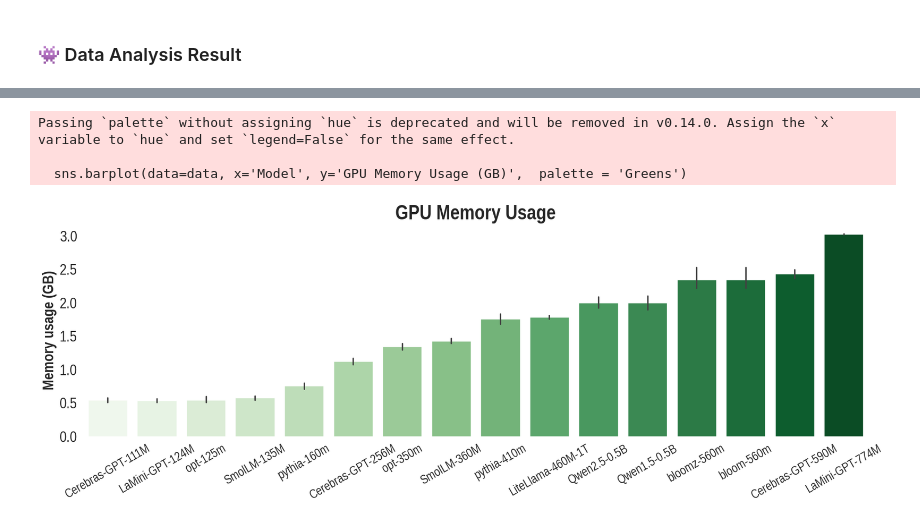
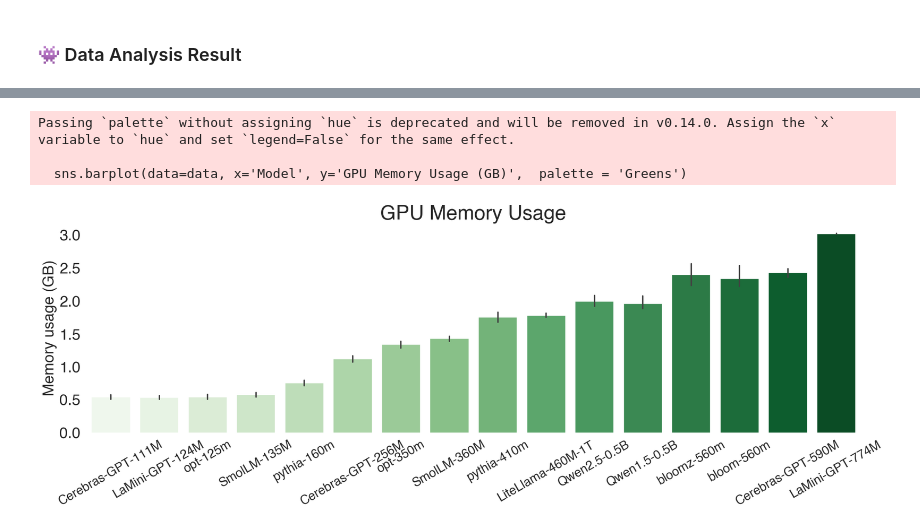
Before and after one commit to uailab-TinyLLM/TinyLLM, a Jupyter notebook: Evaluation_Analysis.ipynb, the cells around one changed output, grey strips where cells are left out. Drawn from its saved outputs; the diff is of its cells as text; code cells hidden in the pictures.

```diff
--- a/Evaluation_Analysis.ipynb
+++ b/Evaluation_Analysis.ipynb
@@ -199,7 +231,7 @@ print(df_pivot.to_markdown(index=False))
 | pythia-160m       | 160M         | 0.727875 |   0.838728 | 0.719082 |   0.834872 |   0.717061 |     0.689547 | 0.754528 |
 | pythia-410m       | 410M         | 1.7104   |   1.8971   | 1.68983  |   1.8946   |   1.6853   |     1.65406  | 1.75521  |
 # %%
-sns.set(style="white", font='Liberation Sans Narrow')
+sns.set(style="white", font='Helvetica')
 plt.figure(figsize=(22, 6))
 sns.barplot(data=data, x='Model', y='Accuracy',  palette = 'Blues')
 sns.despine(left=True, bottom=True)
@@ -219,5 +251,5 @@ Passing `palette` without assigning `hue` is deprecated and will be removed in v
 # %%
-sns.set(style="white", font='Liberation Sans Narrow')
+sns.set(style="white", font='Helvetica')
 plt.figure(figsize=(22, 6))
 sns.barplot(data=data, x='Model', y='Average Inference Time (ms)',  palette = 'Oranges')
 sns.despine(left=True, bottom=True)
@@ -237,18 +269,18 @@ Passing `palette` without assigning `hue` is deprecated and will be removed in v
 # %%
-sns.set(style="white", font='Liberation Sans Narrow')
+sns.set(style="white", font='Helvetica')
 plt.figure(figsize=(22, 6))
 sns.barplot(data=data, x='Model', y='GPU Memory Usage (GB)',  palette = 'Greens')
 sns.despine(left=True, bottom=True)
 
 plt.title('GPU Memory Usage', fontsize=32, fontweight='bold')
 plt.xlabel(None)
 plt.ylabel('Memory usage (GB)', fontsize=24, fontweight='bold')
 plt.xticks(rotation=30, fontsize=20)
 plt.yticks(fontsize=24)
 
 plt.show()
 # %% [output]
 Passing `palette` without assigning `hue` is deprecated and will be removed in v0.14.0. Assign the `x` variable to `hue` and set `legend=False` for the same effect.
 
   sns.barplot(data=data, x='Model', y='GPU Memory Usage (GB)',  palette = 'Greens')
-[figure, old version]
+[figure, new version]
```
Also changed, not shown: parts of 10 cells of this notebook, 1 other file.
